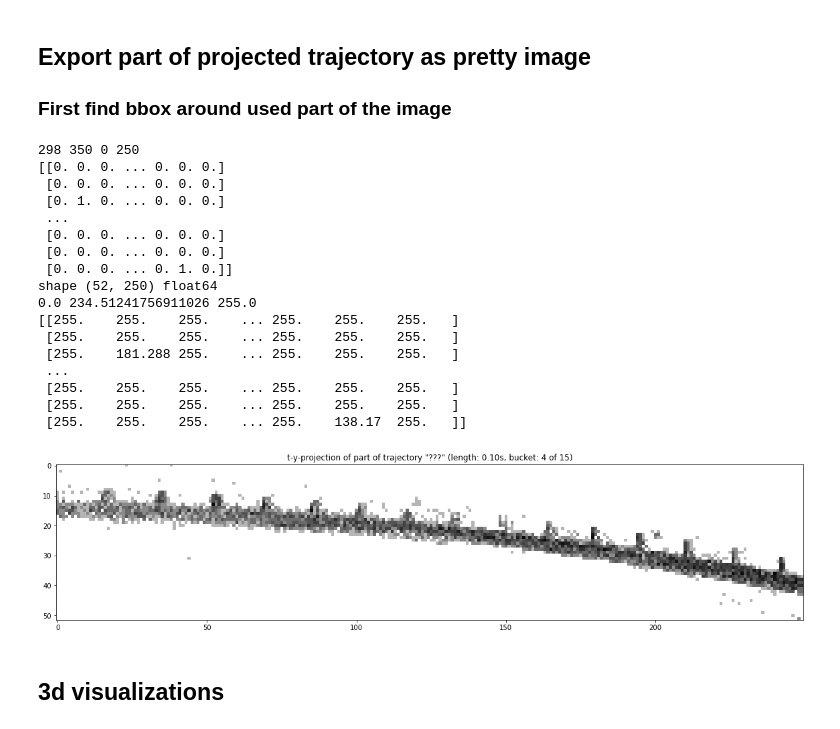
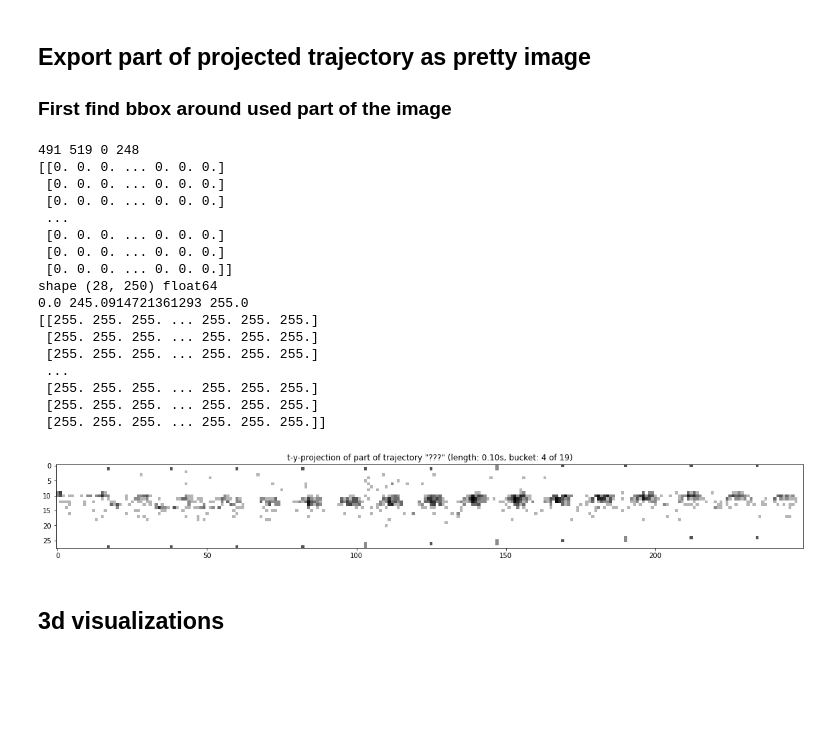
Before and after one commit to boeges/ma_point_cloud_processing, a Jupyter notebook: inspect_trajectories.ipynb, the cells around one changed output. Saved outputs shown, nothing was run; the diff lists cells and outputs as text; code cells hidden in the pictures; blank space fills up the shorter version.

```diff
--- a/inspect_trajectories.ipynb
+++ b/inspect_trajectories.ipynb
@@ -57,9 +58,10 @@ pd.set_option('display.float_format', lambda x: '%.3f' % x)
 # Find all files from directory
 # trajectory_files = TRAJECTORIES_CSV_DIR.glob("*_trajectories*/*.csv")
 
-trajectory_filepath = TRAJECTORIES_CSV_DIR / "hauptsächlichBienen1_trajectories_2024-06-02_13-08-11/hauptsächlichBienen1_id9_pts38695_start7674867.csv"
+# trajectory_filepath = TRAJECTORIES_CSV_DIR / "hauptsächlichBienen1_trajectories_2024-06-02_13-08-11/hauptsächlichBienen1_id9_pts38695_start7674867.csv"
 # trajectory_filepath = TRAJECTORIES_CSV_DIR / "vieleSchmetterlinge2_trajectories_2024-05-30_11-31-51/42.csv"
 # trajectory_filepath = TRAJECTORIES_CSV_DIR / "1_l-l-l_trajectories_2024-05-29_15-27-12/2.csv"
+trajectory_filepath = TRAJECTORIES_CSV_DIR / "3_classified/_with_bboxes/hauptsächlichBienen1_trajectories_bbox/9_bee_pts20400_start5289327.csv"
 # %%
 df = pd.read_csv(trajectory_filepath, sep=',', header="infer")
 print(df.head())
@@ -248,47 +262,47 @@ print("shape", ty_heatmap_tycrop.shape, ty_heatmap_tycrop.dtype)
 print(ty_heatmap_tycrop.min(), ty_heatmap_tycrop.mean(), ty_heatmap_tycrop.max())
 print(ty_heatmap_tycrop)
 
 # Show image
 plt.figure(figsize = (20, 10))
 plt.title(f't-y-projection of part of trajectory "???" (length: {t_length_str}, bucket: {bucket_index} of {number_of_buckets})')
 # plt.xlim(left=0, right=number_of_buckets)
 plt.imshow(ty_heatmap_tycrop, origin='upper', cmap="gray")
 plt.show()
 
 # Save image with OpenCV
 filename = "orig_res_" + datetime.now().strftime("%Y-%m-%d_%H-%M-%S") + ".png"
-filepath = "output/trajectory_images/" + filename
+filepath = "output/figures/trajectory_images/" + filename
 cv2.imwrite(filepath, ty_heatmap_tycrop) # muss rgb sein?
 
 # Save with PLT
 filename = "plt_" + datetime.now().strftime("%Y-%m-%d_%H-%M-%S") + ".png"
-filepath = "output/trajectory_images/" + filename
+filepath = "output/figures/trajectory_images/" + filename
 fig = plt.figure(frameon=False)
 ax = fig.add_subplot()
 ax.imshow(ty_heatmap_tycrop, aspect='equal', interpolation="none", cmap="gray")
 ax.axis('off')
 ax.margins(0)
 plt.savefig(filepath, format="png", bbox_inches="tight", pad_inches=0, dpi=SAVE_IMAGE_DPI)
 plt.close()
 # %% [output]
-298 350 0 250
+491 519 0 248
 [[0. 0. 0. ... 0. 0. 0.]
  [0. 0. 0. ... 0. 0. 0.]
- [0. 1. 0. ... 0. 0. 0.]
+ [0. 0. 0. ... 0. 0. 0.]
  ...
  [0. 0. 0. ... 0. 0. 0.]
  [0. 0. 0. ... 0. 0. 0.]
- [0. 0. 0. ... 0. 1. 0.]]
-shape (52, 250) float64
-0.0 234.51241756911026 255.0
-[[255.    255.    255.    ... 255.    255.    255.   ]
- [255.    255.    255.    ... 255.    255.    255.   ]
- [255.    181.288 255.    ... 255.    255.    255.   ]
+ [0. 0. 0. ... 0. 0. 0.]]
+shape (28, 250) float64
+0.0 245.0914721361293 255.0
+[[255. 255. 255. ... 255. 255. 255.]
+ [255. 255. 255. ... 255. 255. 255.]
+ [255. 255. 255. ... 255. 255. 255.]
  ...
- [255.    255.    255.    ... 255.    255.    255.   ]
- [255.    255.    255.    ... 255.    255.    255.   ]
- [255.    255.    255.    ... 255.    138.17  255.   ]]
+ [255. 255. 255. ... 255. 255. 255.]
+ [255. 255. 255. ... 255. 255. 255.]
+ [255. 255. 255. ... 255. 255. 255.]]
-[figure, old version]
+[figure, new version]
 # %% [markdown]
 ## 3d visualizations
 # %%
```
Also changed, not shown: parts of 9 cells of this notebook, 2 other files.
